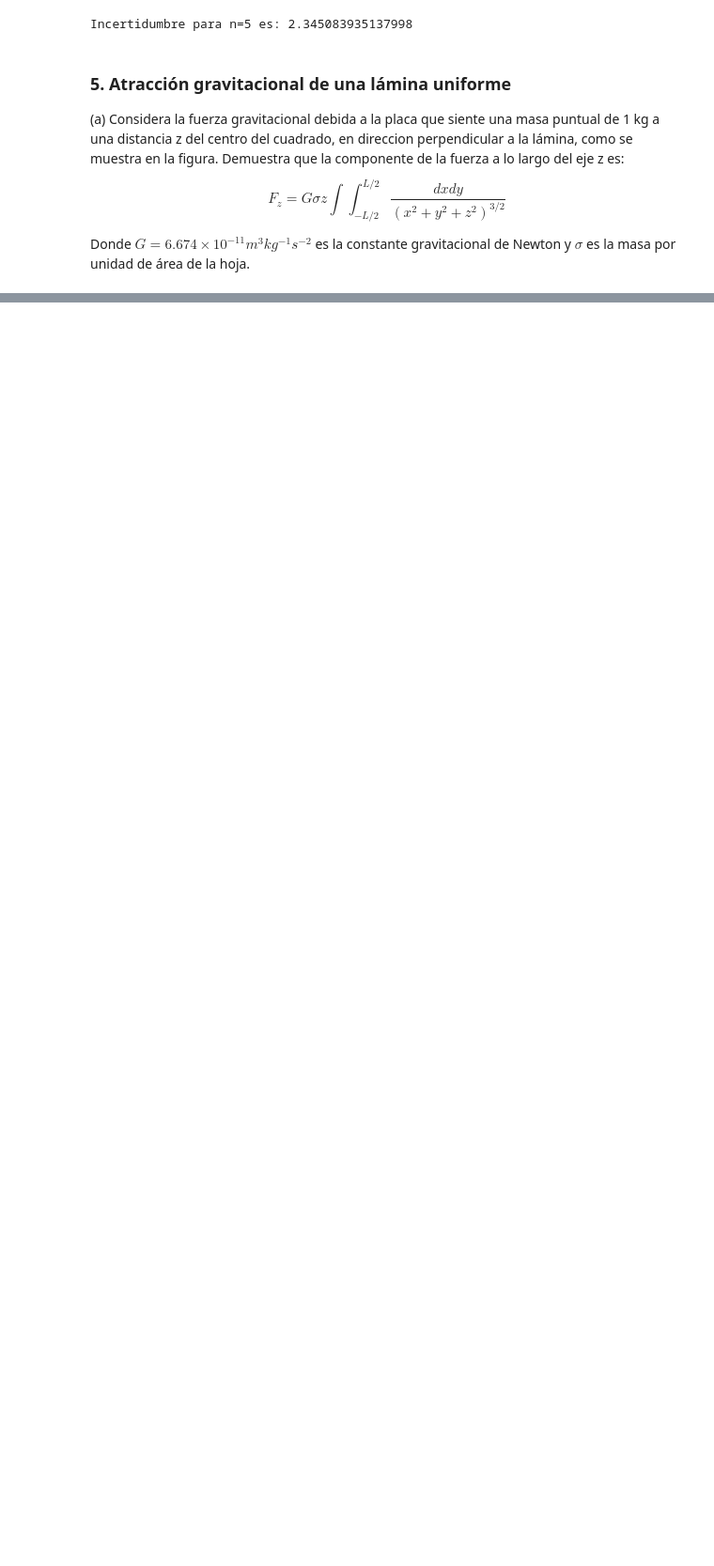
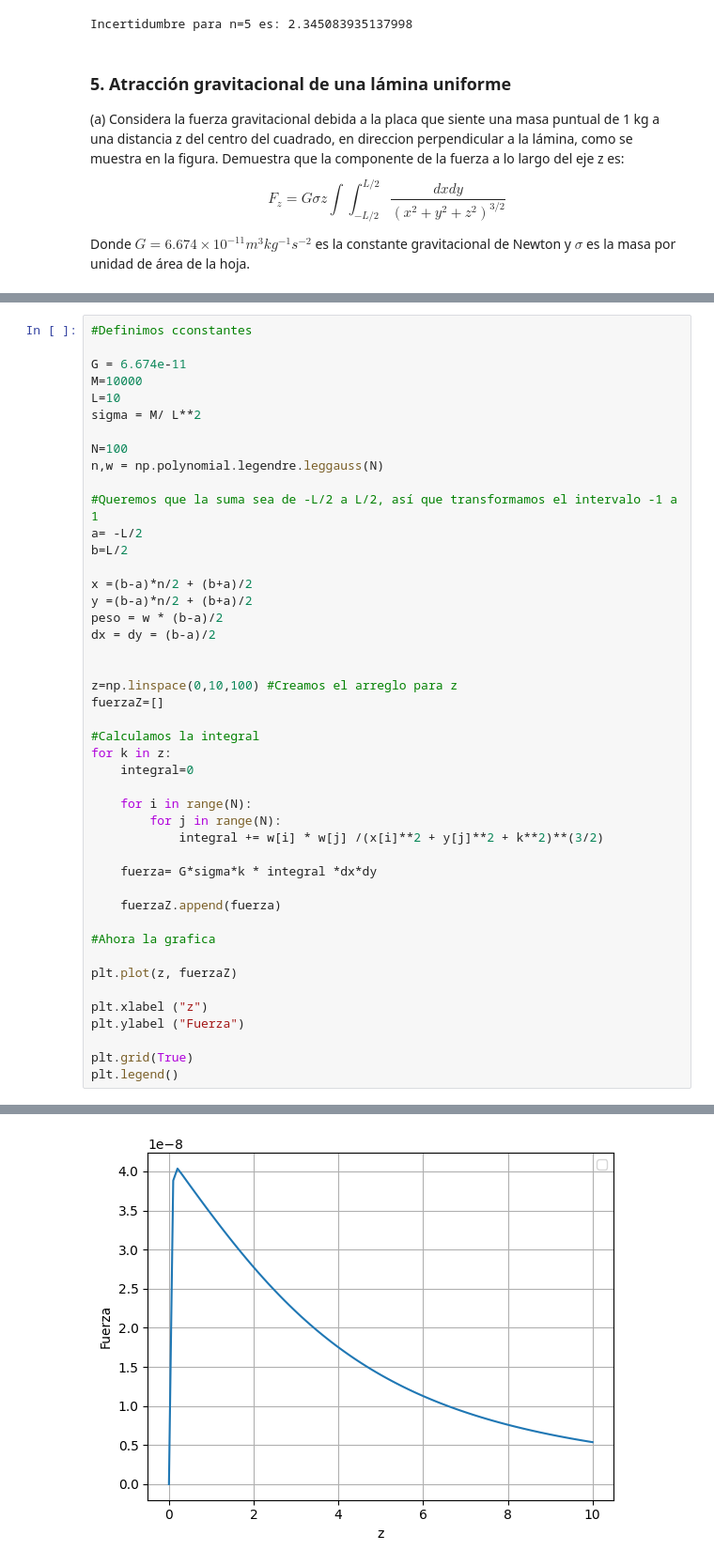
Before and after one commit to FrancoOlvera/Fisica_Comp, a Jupyter notebook: Tareas/Tarea 4/TareaPractica4.ipynb, the cells around one changed output, grey strips where cells are left out. Shown at 94% size. Saved outputs shown, nothing was run; the diff lists cells and outputs as text; blank space fills up the shorter version.

```diff
--- a/Tareas/Tarea 4/TareaPractica4.ipynb
+++ b/Tareas/Tarea 4/TareaPractica4.ipynb
@@ -464,0 +502,46 @@ import math as mt
+# %%
+#Definimos cconstantes
+
+G = 6.674e-11
+M=10000
+L=10
+sigma = M/ L**2
+
+N=100
+n,w = np.polynomial.legendre.leggauss(N)
+
+#Queremos que la suma sea de -L/2 a L/2, así que transformamos el intervalo -1 a 1
+a= -L/2
+b=L/2
+
+x =(b-a)*n/2 + (b+a)/2
+y =(b-a)*n/2 + (b+a)/2
+peso = w * (b-a)/2
+dx = dy = (b-a)/2
+
+
+z=np.linspace(0,10,100) #Creamos el arreglo para z
+fuerzaZ=[]
+
+#Calculamos la integral
+for k in z:
+    integral=0
+
+    for i in range(N):
+        for j in range(N):
+            integral += w[i] * w[j] /(x[i]**2 + y[j]**2 + k**2)**(3/2)
+
+    fuerza= G*sigma*k * integral *dx*dy
+
+    fuerzaZ.append(fuerza)
+
+#Ahora la grafica
+
+plt.plot(z, fuerzaZ)
+
+plt.xlabel ("z")
+plt.ylabel ("Fuerza")
+
+plt.grid(True)
+plt.legend()
+# %% [output]
@@ -464,0 +549 @@ import math as mt
+[figure, added]
```
Also changed, not shown: parts of 20 cells of this notebook.
